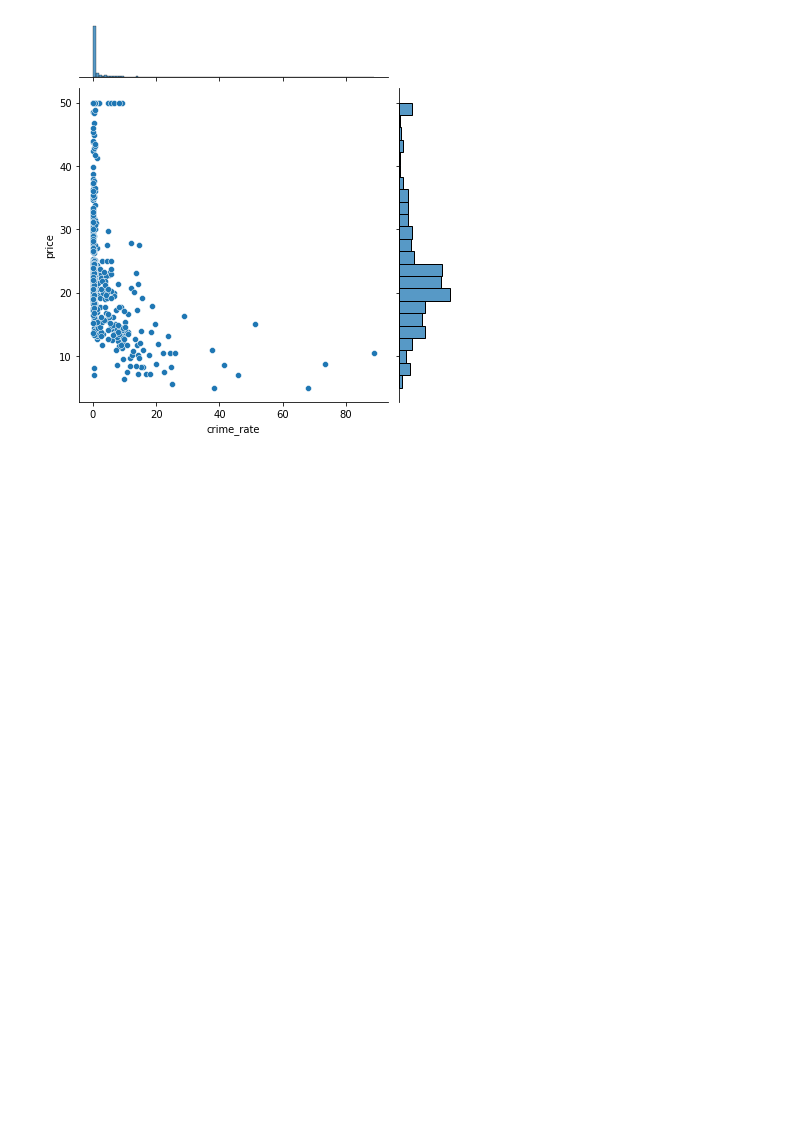
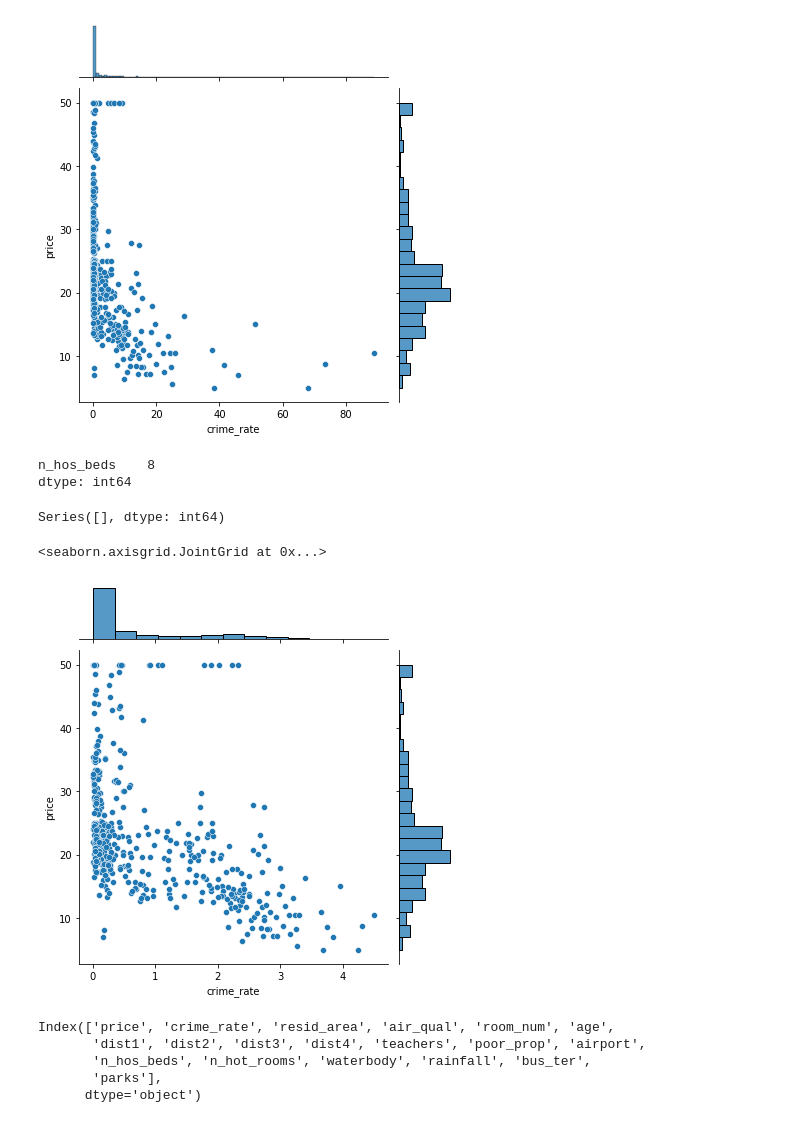
Before and after one commit to lavkushsingh31/ML-Practice-Exercises, a Jupyter notebook: House Price Prediction - Regression Problem.ipynb, the cells around one changed output. Drawn from its saved outputs; the diff is of its cells as text; code cells hidden in the pictures; blank space fills up the shorter version.

```diff
--- a/House Price Prediction - Regression Problem.ipynb
+++ b/House Price Prediction - Regression Problem.ipynb
@@ -128,3 +129,29 @@ sns.jointplot(data = dataset, x = 'crime_rate', y = 'price')
 # %% [output]
 <seaborn.axisgrid.JointGrid at 0x...>
 [figure]
+# %%
+ dataset.isnull().sum()[dataset.isnull().sum()>0]
+# %% [output]
+n_hos_beds    8
+dtype: int64
+# %%
+dataset['n_hos_beds'].fillna(dataset['n_hos_beds'].mean(), inplace=True )
+# %%
+ dataset.isnull().sum()[dataset.isnull().sum()>0]
+# %% [output]
+Series([], dtype: int64)
+# %%
+dataset['crime_rate'] = np.log(1+dataset['crime_rate'])
+# %%
+sns.jointplot(data = dataset, x = 'crime_rate', y = 'price')
+# %% [output]
+<seaborn.axisgrid.JointGrid at 0x...>
+[figure, added]
+# %%
+dataset.columns
+# %% [output]
+Index(['price', 'crime_rate', 'resid_area', 'air_qual', 'room_num', 'age',
+       'dist1', 'dist2', 'dist3', 'dist4', 'teachers', 'poor_prop', 'airport',
+       'n_hos_beds', 'n_hot_rooms', 'waterbody', 'rainfall', 'bus_ter',
+       'parks'],
+      dtype='object')
```
Also changed, not shown: parts of 21 cells of this notebook.
